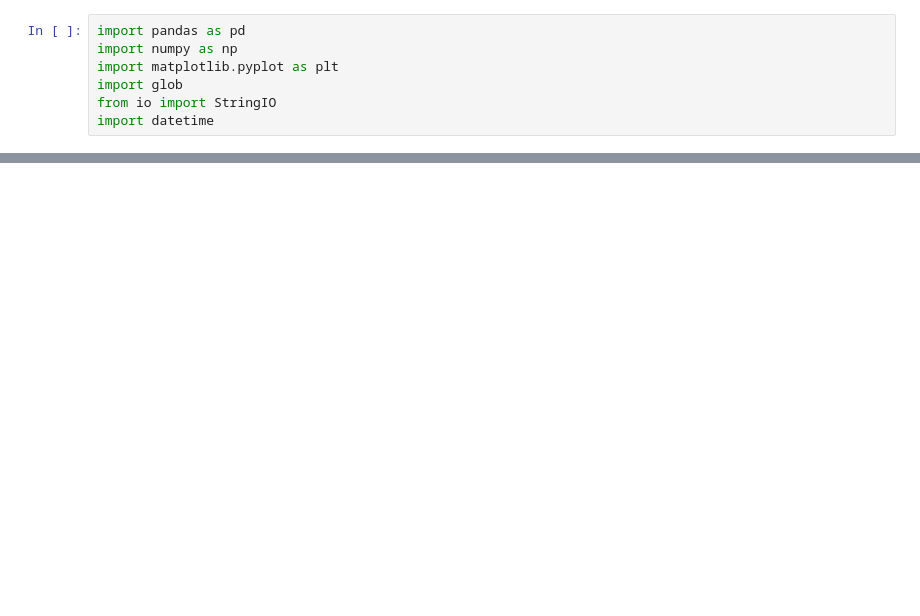
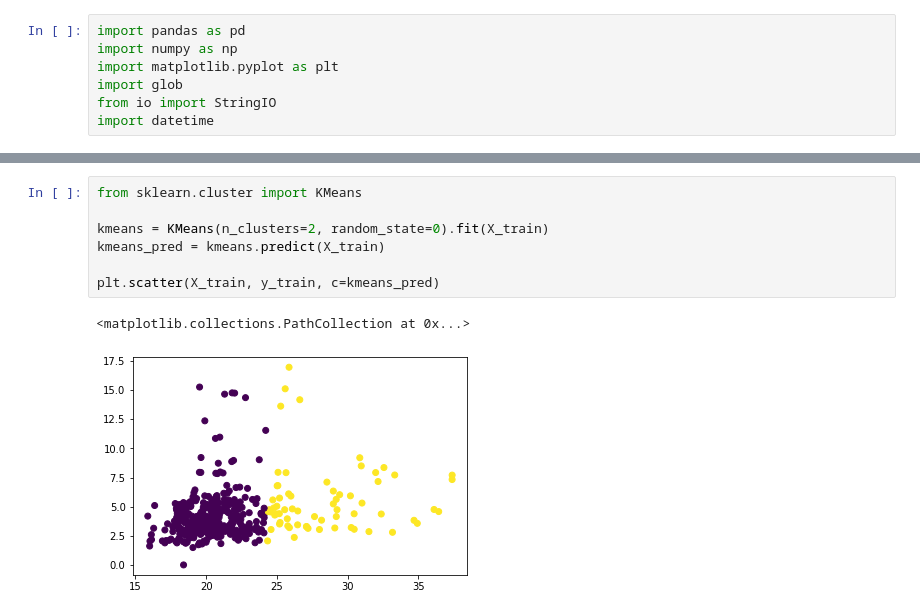
Before and after one commit to jtuo/mlproject, a Jupyter notebook: project.ipynb, the cells around one changed output, grey strips where cells are left out. Drawn from its saved outputs; the diff is of its cells as text; blank space fills up the shorter version.

```diff
--- a/project.ipynb
+++ b/project.ipynb
@@ -106,3 +122,13 @@ Testing set: 43
+# %%
+from sklearn.cluster import KMeans
+
+kmeans = KMeans(n_clusters=2, random_state=0).fit(X_train)
+kmeans_pred = kmeans.predict(X_train)
+
+plt.scatter(X_train, y_train, c=kmeans_pred)
+# %% [output]
+<matplotlib.collections.PathCollection at 0x...>
+[figure, added]
 # %%
 from sklearn.preprocessing import PolynomialFeatures
 from sklearn import linear_model
```
Also changed, not shown: parts of 10 cells of this notebook, 38 other files.
